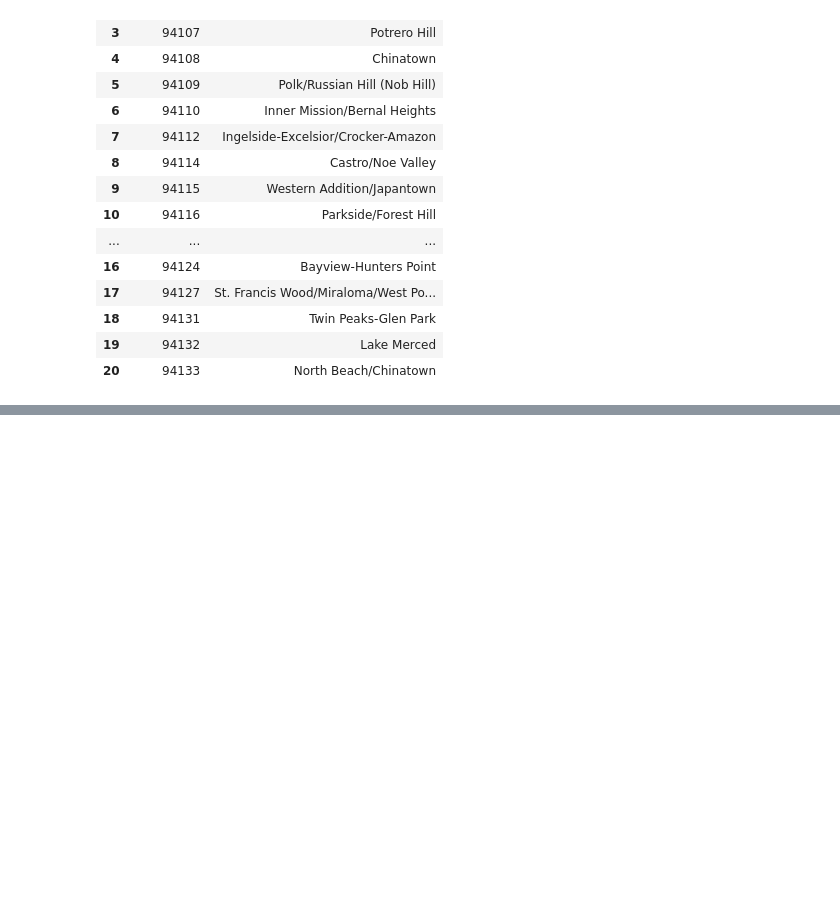
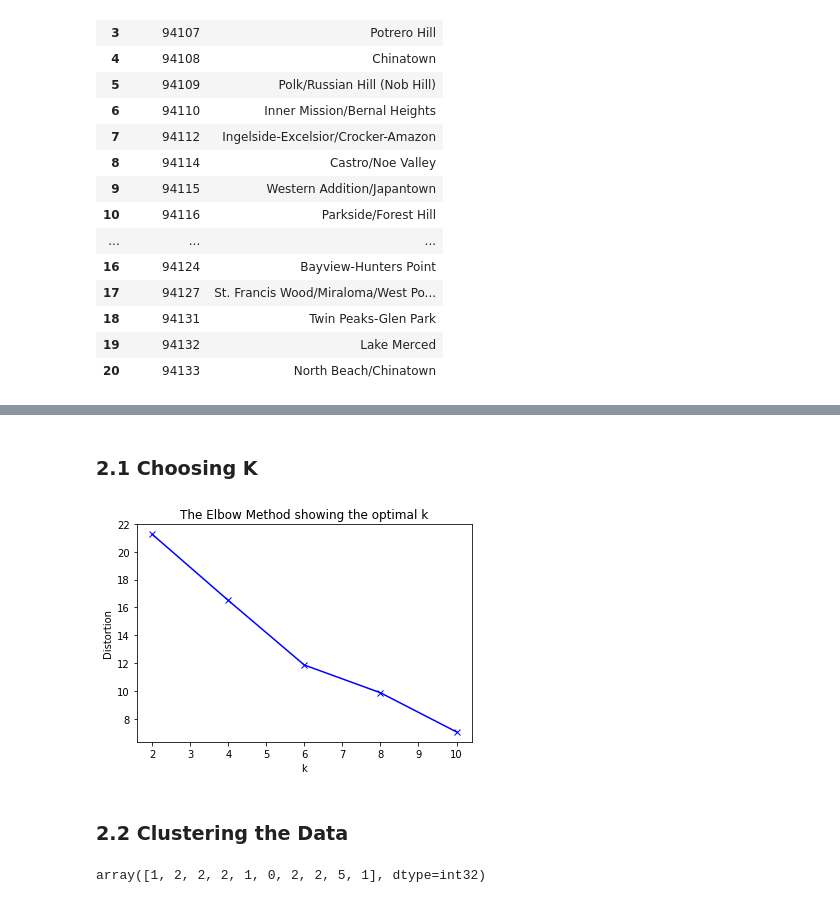
Before and after one commit to orbiarve/capstone-project, a Jupyter notebook: Cornern Finder.ipynb, the cells around one changed output, grey strips where cells are left out. Drawn from its saved outputs; the diff is of its cells as text; code cells hidden in the pictures; blank space fills up the shorter version.

```diff
--- a/Cornern Finder.ipynb
+++ b/Cornern Finder.ipynb
@@ -660,0 +238,6 @@ Conclusion section where you conclude the report.
+# %%
+#I realized that the API didnt give me accurate coordinates of Outer Reachmond
+df_sf['Latitude'].loc[df_sf['Neighborhood'] == 'Outer Richmond'] = 37.777677
+df_sf['Longitude'].loc[df_sf['Neighborhood'] == 'Outer Richmond'] = -122.49531
+# Longitude: -122.49531
+# Latitude: 37.777677
@@ -660,0 +356,5 @@ Conclusion section where you conclude the report.
+# %%
+#running the api call with specific informationg form sf_mia dataframe
+sfmia_venues = getNearbyVenues(names=sf_mia['Neighborhood'],
+                                   latitudes=sf_mia['Latitude'],
+                                   longitudes=sf_mia['Longitude'],categories=categories)
@@ -660,0 +370,2 @@ Conclusion section where you conclude the report.
+# %%
+sfmia_venues_df = sfmia_venues
@@ -660,0 +374,3 @@ Conclusion section where you conclude the report.
+# %%
+sfmia= sfmia_venues_df.groupby(['Neighborhood','Venue Category','Neighborhood Latitude','Neighborhood Longitude']).sum().unstack(level=1)
+sfmia.head()
@@ -660,0 +386,27 @@ Conclusion section where you conclude the report.
+# %% [markdown]
+### 2.1 Choosing K
+# %%
+# sfmia_grouped_clustering = sfmia_grouped.drop('Neighborhood', 1)
+from sklearn.cluster import KMeans
+from sklearn import metrics
+from scipy.spatial.distance import cdist
+import numpy as np
+import matplotlib.pyplot as plt
+
+
+# k means determine k
+distortions = []
+K = range(2,11,2)
+for k in K:
+    kmeanModel = KMeans(n_clusters=k).fit(sfmia)
+    kmeanModel.fit(sfmia)
+    distortions.append(sum(np.min(cdist(sfmia, kmeanModel.cluster_centers_, 'euclidean'), axis=1)) / sfmia.shape[0])
+
+# Plot the elbow
+plt.plot(K, distortions, 'bx-')
+plt.xlabel('k')
+plt.ylabel('Distortion')
+plt.title('The Elbow Method showing the optimal k')
+plt.show()
+# %% [output]
+[figure, added]
@@ -660,0 +422,13 @@ Conclusion section where you conclude the report.
+# %% [markdown]
+### 2.2 Clustering the Data
+# %%
+# set number of clusters
+kclusters = 6
+
+# run k-means clustering
+kmeans = KMeans(n_clusters=kclusters, random_state=0).fit(sfmia)
+
+# check cluster labels generated for each row in the dataframe
+kmeans.labels_[0:10]
+# %% [output]
+array([1, 2, 2, 2, 1, 0, 2, 2, 5, 1], dtype=int32)
```
Also changed, not shown: parts of 64 cells of this notebook, 1 other file.
